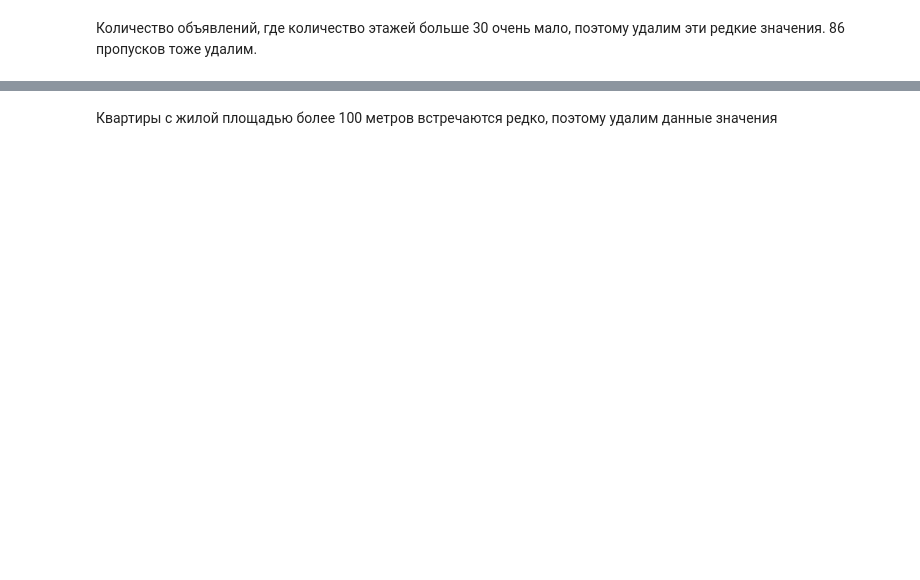
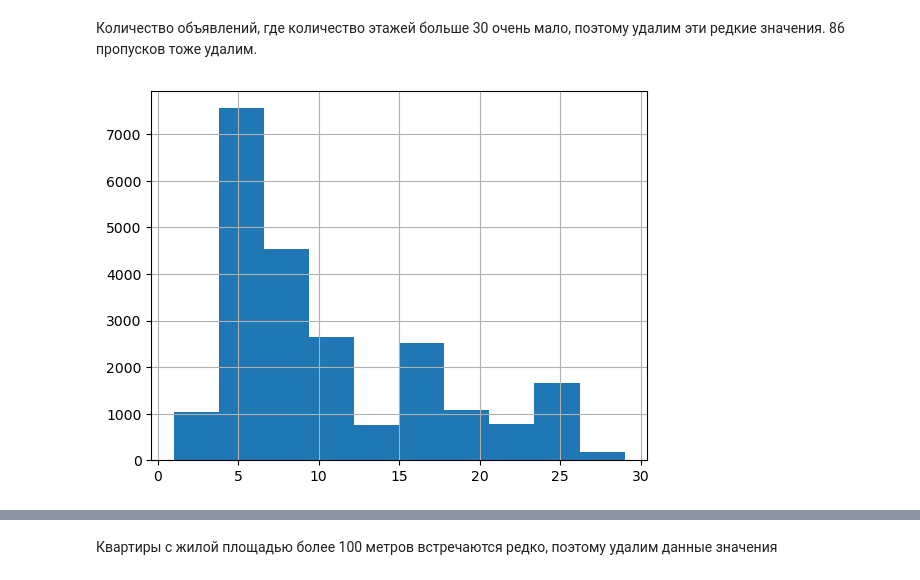
Before and after one commit to amirazamatov/YP-repository, a Jupyter notebook: EDA_estate_sale/EDA_estate_sale.ipynb, the cells around one changed output, grey strips where cells are left out. Saved outputs shown, nothing was run; the diff lists cells and outputs as text; code cells hidden in the pictures; blank space fills up the shorter version.

```diff
--- a/EDA_estate_sale/EDA_estate_sale.ipynb
+++ b/EDA_estate_sale/EDA_estate_sale.ipynb
@@ -554,8 +573,6 @@ ponds_around_stat = data.pivot_table(index='locality_name', values='ponds_around
 locality_name_unique_ponds_around = ponds_around_stat['locality_name'].unique()
 print('Количество пропусков до заполнения:', data['ponds_around3000'].isna().sum())
 for i in locality_name_unique_ponds_around:
-    (data.loc[(data['locality_name'] == i) & (data['ponds_around3000'].isna() == True),'ponds_around3000'] =
-     data.loc[(data['locality_name'] == i) & (data['ponds_around3000'].isna() == True),'ponds_around3000']
-     .fillna(round(float(ponds_around_stat.loc[ponds_around_stat['locality_name'] == i, 'ponds_around3000']), 0)))
+    data.loc[(data['locality_name'] == i) & (data['ponds_around3000'].isna() == True),'ponds_around3000'] = data.loc[(data['locality_name'] == i) & (data['ponds_around3000'].isna() == True),'ponds_around3000'].fillna(round(float(ponds_around_stat.loc[ponds_around_stat['locality_name'] == i, 'ponds_around3000']), 0))
 print('Количество пропусков после заполнения:', data['ponds_around3000'].isna().sum())
 # %% [output]
@@ -649,5 +810,5 @@ good_data = data.query('total_images <= 20')
 # %%
-good_data = data.query('last_price <= 20000000')
+good_data = data.query('last_price <= 20000000', engine='python')
 # %%
 data['total_area'].hist(bins=100)
 data['total_area'].describe()
@@ -678,9 +891,11 @@ print('Количество пропусков в данном столбце:',
 # %% [markdown]
 Количество объявлений, где количество этажей больше 30 очень мало, поэтому удалим эти редкие значения. 86 пропусков тоже удалим.
 # %%
-good_data = good_data.query('floors_total <= 30')
+good_data = good_data.query('floors_total <= 30', engine='python')
 good_data = good_data.dropna(subset=['floors_total'])
-good_data['floors_total'].hist(bins=10)
+good_data['floors_total'].hist(bins=10);
+# %% [output]
+[figure, added]
 # %%
 data['living_area'].hist(bins=100)
 data['living_area'].describe()
```
Also changed, not shown: parts of 64 cells of this notebook, 1 other file.
